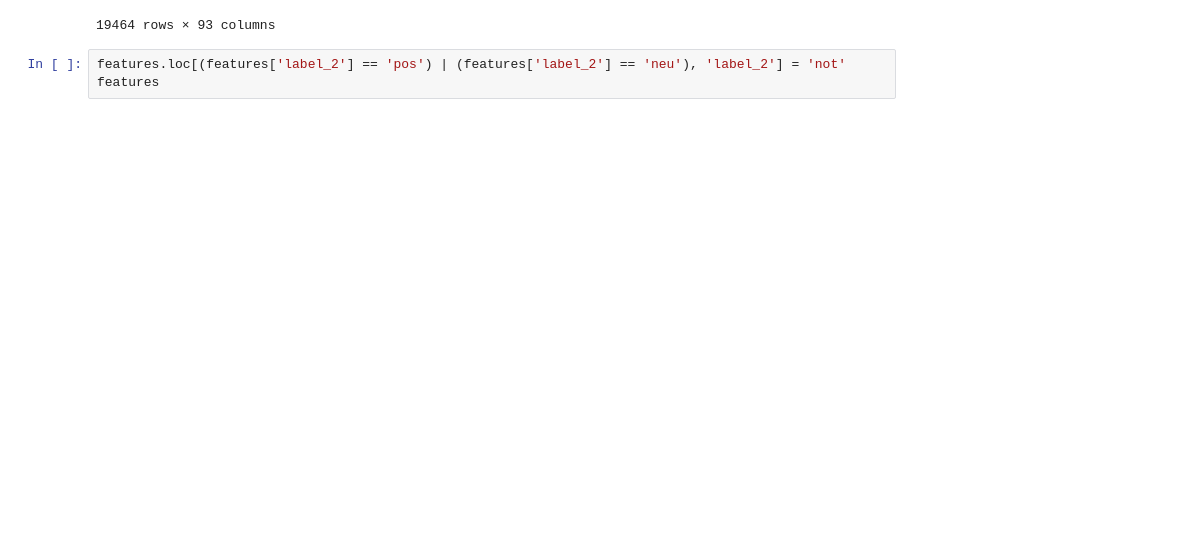
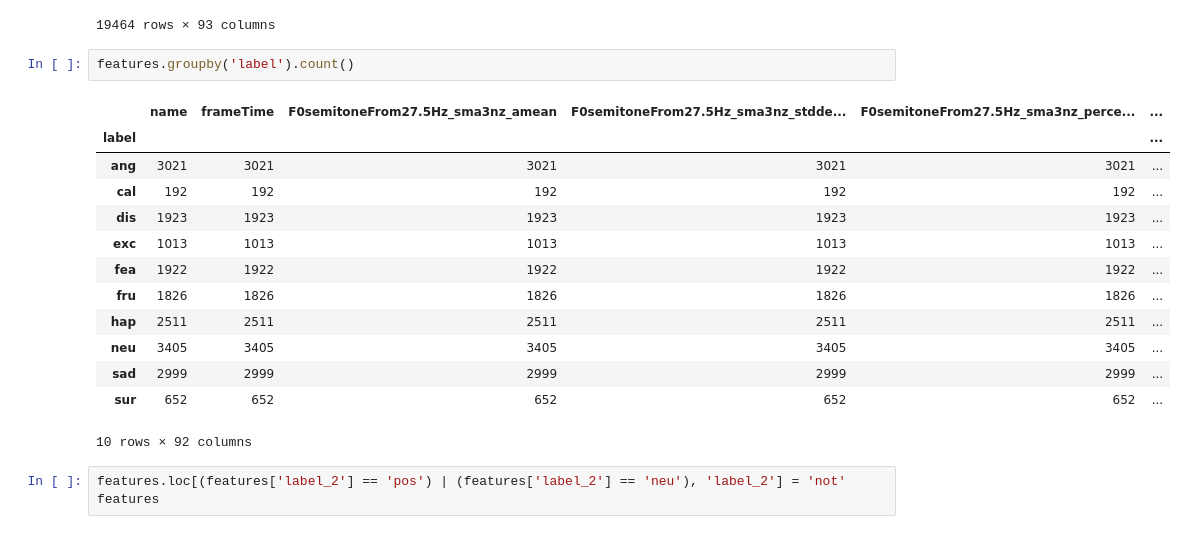
Before and after one commit to iamryabinov/SER_SVM_KNN, a Jupyter notebook: datasets/all_english/six_discrete/features/Untitled.ipynb, the cells around one changed output. Cells and saved outputs as stored; diff of their text form; blank space fills up the shorter version.

```diff
--- a/datasets/all_english/six_discrete/features/Untitled.ipynb
+++ b/datasets/all_english/six_discrete/features/Untitled.ipynb
@@ -18,6 +18,22 @@ features
 | 19462 | 'YAF_youth_ps' | sur | 0.0 | 42.70466 | 0.190798 | 34.81893 | ... |
 | 19463 | 'YAF_youth_sad' | sad | 0.0 | 32.95188 | 0.197028 | 31.96934 | ... |
 19464 rows × 93 columns
+# %%
+features.groupby('label').count()
+# %% [output]
+|  | name | frameTime | F0semitoneFrom27.5Hz_sma3nz_amean | F0semitoneFrom27.5Hz_sma3nz_stdde... | F0semitoneFrom27.5Hz_sma3nz_perce... | ... |
+| label |  |  |  |  |  | ... |
+| ang | 3021 | 3021 | 3021 | 3021 | 3021 | ... |
+| cal | 192 | 192 | 192 | 192 | 192 | ... |
+| dis | 1923 | 1923 | 1923 | 1923 | 1923 | ... |
+| exc | 1013 | 1013 | 1013 | 1013 | 1013 | ... |
+| fea | 1922 | 1922 | 1922 | 1922 | 1922 | ... |
+| fru | 1826 | 1826 | 1826 | 1826 | 1826 | ... |
+| hap | 2511 | 2511 | 2511 | 2511 | 2511 | ... |
+| neu | 3405 | 3405 | 3405 | 3405 | 3405 | ... |
+| sad | 2999 | 2999 | 2999 | 2999 | 2999 | ... |
+| sur | 652 | 652 | 652 | 652 | 652 | ... |
+10 rows × 92 columns
 # %%
 features.loc[(features['label_2'] == 'pos') | (features['label_2'] == 'neu'), 'label_2'] = 'not'
 features
```
Also changed, not shown: 4 other files.
